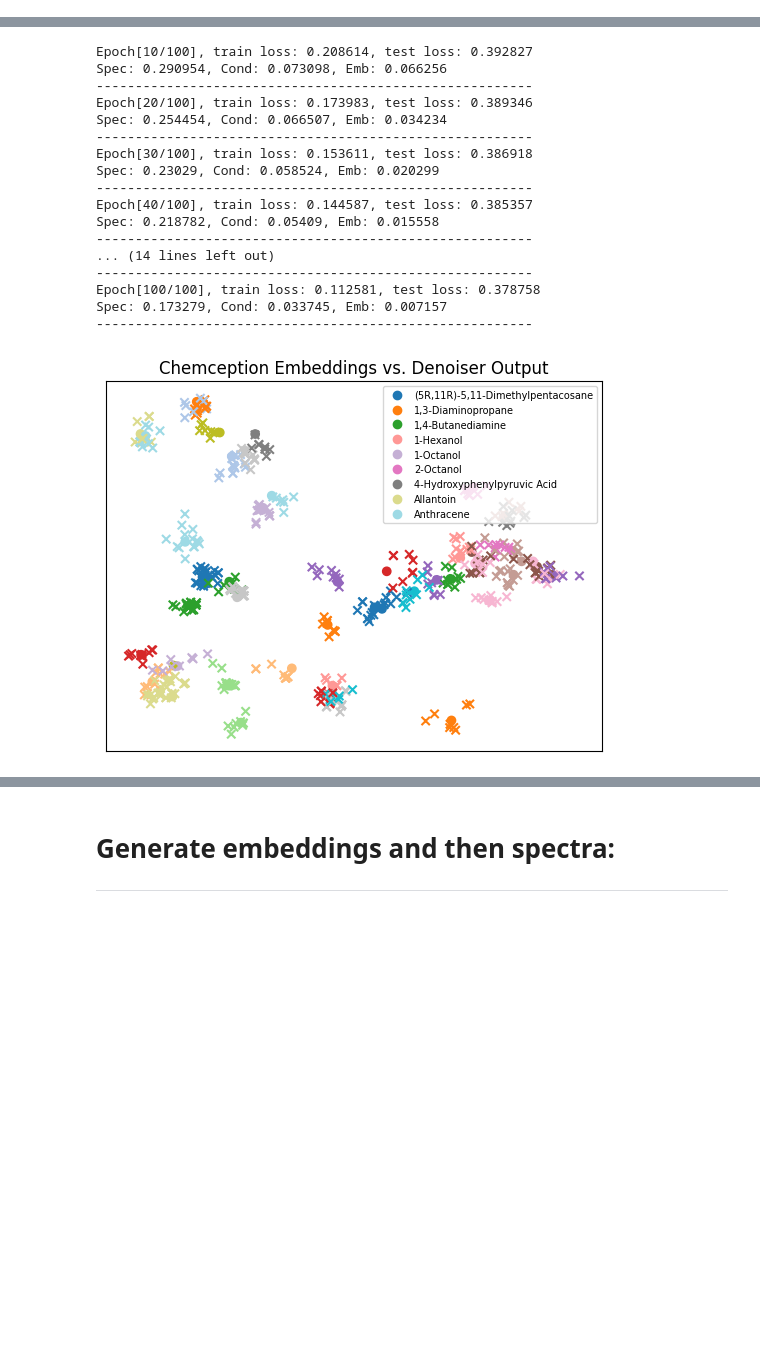
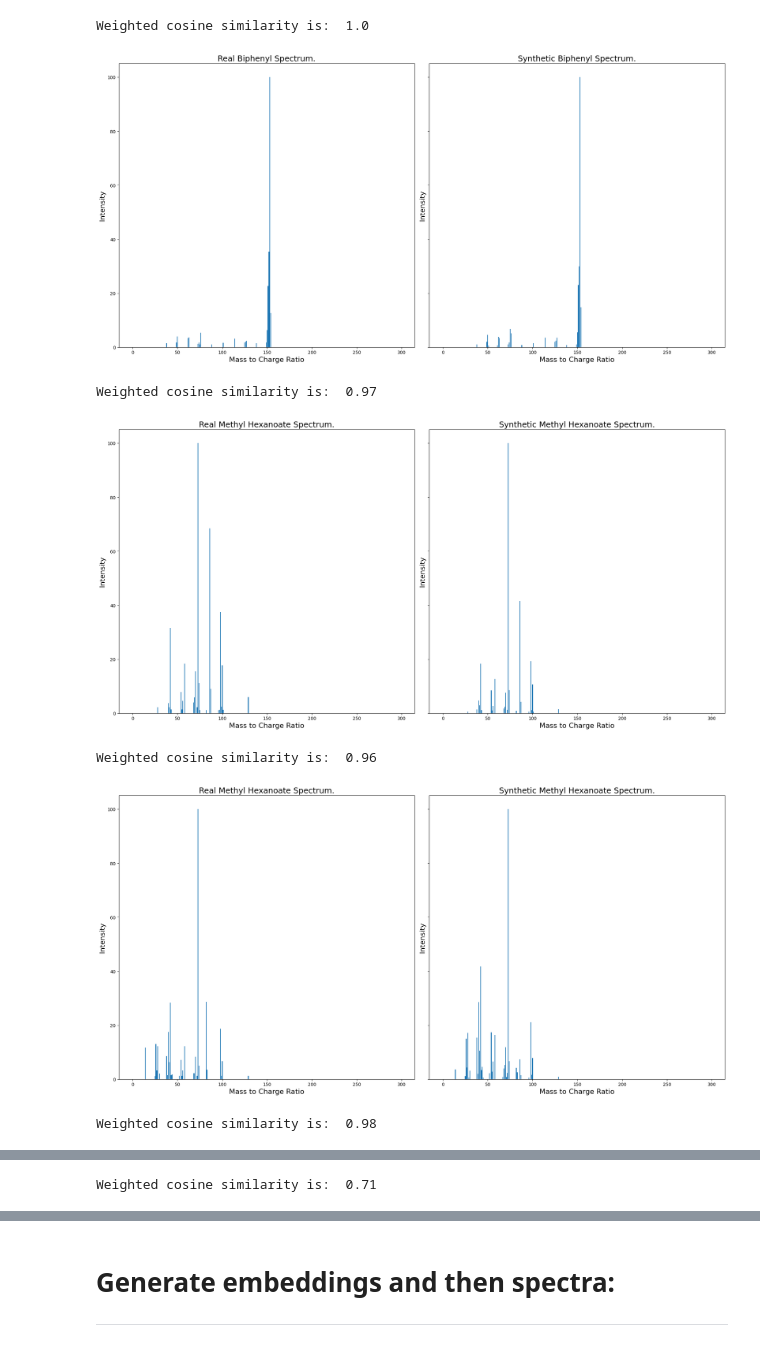
Before and after one commit to CateMerfeld/mass_spec, a Jupyter notebook: single_model/denoiser.ipynb, the cells around one changed output, grey strips where cells are left out. Cells and saved outputs as stored; diff of their text form; code cells hidden in the pictures; blank space fills up the shorter version.

```diff
--- a/single_model/denoiser.ipynb
+++ b/single_model/denoiser.ipynb
@@ -421,0 +426,3 @@ spectra_new_conditions = pd.DataFrame(spectra_new_conditions)
+# %%
+denoiser = Denoiser()
+model_output, output_labels, true_values, train_loss_log, test_loss_log = train_denoiser(denoiser, train_noisy_data, test_noisy_data, all_chemical_names, epochs=200, train_loss_log = [], test_loss_log = [])
@@ -421,0 +452,12 @@ spectra_new_conditions = pd.DataFrame(spectra_new_conditions)
+# %%
+true_spectra = [vec[:300].detach().numpy() for vec in true_values]
+output_spectra = [vec[:300].detach().numpy() for vec in model_output]
+plot_results(true_spectra, output_spectra, output_labels, idx=[0,5])
+# %% [output]
+Weighted cosine similarity is:  1.0
+[figure, added]
+Weighted cosine similarity is:  0.97
+[figure, added]
+Weighted cosine similarity is:  0.96
+[figure, added]
+Weighted cosine similarity is:  0.98
@@ -421,0 +465 @@ spectra_new_conditions = pd.DataFrame(spectra_new_conditions)
+Weighted cosine similarity is:  0.71
@@ -422,28 +467,19 @@ spectra_new_conditions = pd.DataFrame(spectra_new_conditions)
 # %%
-loss_type = 'spectra'
-train_noisy_data, test_noisy_data = create_dataset(spectra_new_conditions, embeddings, noise_loc=loss_type, noise_pct=1, test_chems=['Naphthalene'], instrument_idx=None)
 # noise_loc = 'spectra'
 # train_noisy_data, test_noisy_data = create_dataset(spectra, embeddings, noise_loc=noise_loc, noise_pct=1)
-denoiser = Denoiser()
-model_output, output_labels, true_values, train_loss_log, test_loss_log = train_denoiser(denoiser, train_noisy_data, test_noisy_data, all_chemical_names, epochs=100, train_loss_log = [], test_loss_log = [])
-output_embeddings = [vec[-512:].detach().numpy() for vec in model_output]
-plot_emb_pca(embeddings, output_embeddings, output_labels, all_chemical_names)
+# denoiser = Denoiser()
+# model_output, output_labels, true_values, train_loss_log, test_loss_log = train_denoiser(denoiser, train_noisy_data, test_noisy_data, all_chemical_names, epochs=200, train_loss_log = [], test_loss_log = [])
+# # create x-axis values
+# epochs = range(1, len(train_loss_log) + 1)
+
+# # plot train and test loss
+# plt.plot(epochs, train_loss_log, 'b', label='Training loss')
+# plt.plot(epochs, test_loss_log, 'r', label='Testing loss')
+# plt.legend()
+# plt.show()
+# denoiser.optimizer = torch.optim.AdamW(denoiser.parameters(), lr=.00001)
+# model_output, output_labels, true_values, train_loss_log, test_loss_log = train_denoiser(denoiser, train_noisy_data, test_noisy_data, all_chemical_names, epochs=100, train_loss_log=train_loss_log, test_loss_log=test_loss_log)
+# output_embeddings = [vec[-512:].detach().numpy() for vec in model_output]
+# plot_emb_pca(embeddings, output_embeddings, output_labels, all_chemical_names)
+# denoiser_path = '/home/cmdunham/mass_spec/mass_spec_repo/models/denoiser_tmp.pth'
+# torch.save(denoiser.state_dict(), denoiser_path)
-# %% [output]
-Epoch[10/100], train loss: 0.208614, test loss: 0.392827
-Spec: 0.290954, Cond: 0.073098, Emb: 0.066256
---------------------------------------------------------
-Epoch[20/100], train loss: 0.173983, test loss: 0.389346
-Spec: 0.254454, Cond: 0.066507, Emb: 0.034234
---------------------------------------------------------
-Epoch[30/100], train loss: 0.153611, test loss: 0.386918
-Spec: 0.23029, Cond: 0.058524, Emb: 0.020299
---------------------------------------------------------
-Epoch[40/100], train loss: 0.144587, test loss: 0.385357
-Spec: 0.218782, Cond: 0.05409, Emb: 0.015558
---------------------------------------------------------
-... (14 lines left out)
---------------------------------------------------------
-Epoch[100/100], train loss: 0.112581, test loss: 0.378758
-Spec: 0.173279, Cond: 0.033745, Emb: 0.007157
---------------------------------------------------------
-[figure, removed]
```
Also changed, not shown: parts of 13 cells of this notebook.
